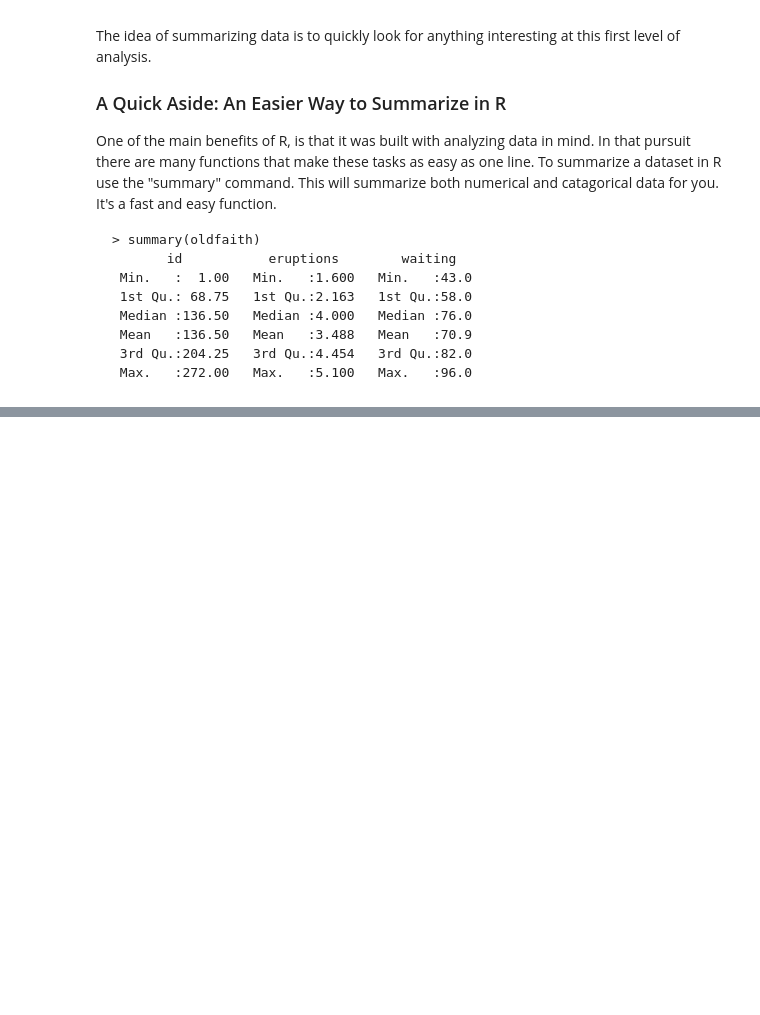
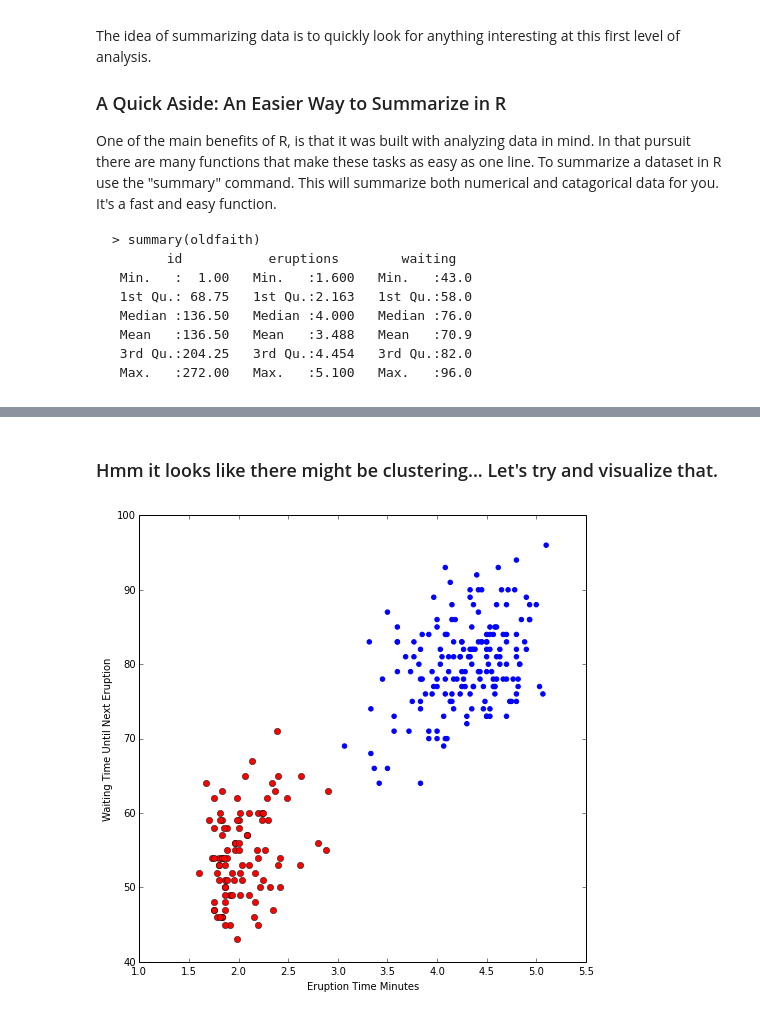
Before and after one commit to bvegetabile/UCI_teaching, a Jupyter notebook: stat67/fall2014/stat67disc2.ipynb, the cells around one changed output, grey strips where cells are left out. Cells and saved outputs as stored; diff of their text form; code cells hidden in the pictures; blank space fills up the shorter version.

```diff
--- a/stat67/fall2014/stat67disc2.ipynb
+++ b/stat67/fall2014/stat67disc2.ipynb
@@ -165,0 +285,16 @@ One of the main benefits of R, is that it was built with analyzing data in mind.
+# %% [markdown]
+### Hmm it looks like there might be clustering... Let's try and visualize that.
+# %%
+F = plt.figure()
+plt.plot(oldfaith[oldfaith['eruptions'] <= 3.0]['eruptions'],
+         oldfaith[oldfaith['eruptions'] <= 3.0]['waiting'],
+         marker='o',linestyle="", color='red')
+plt.scatter(oldfaith[oldfaith['eruptions'] > 3.0]['eruptions'],
+         oldfaith[oldfaith['eruptions'] > 3.0]['waiting'],
+         marker='o', color='blue')
+plt.xlabel('Eruption Time Minutes')
+plt.ylabel('Waiting Time Until Next Eruption')
+F.set_size_inches(8,8)
+plt.show()
+# %% [output]
+[figure, added]
```
Also changed, not shown: parts of 40 cells of this notebook.
